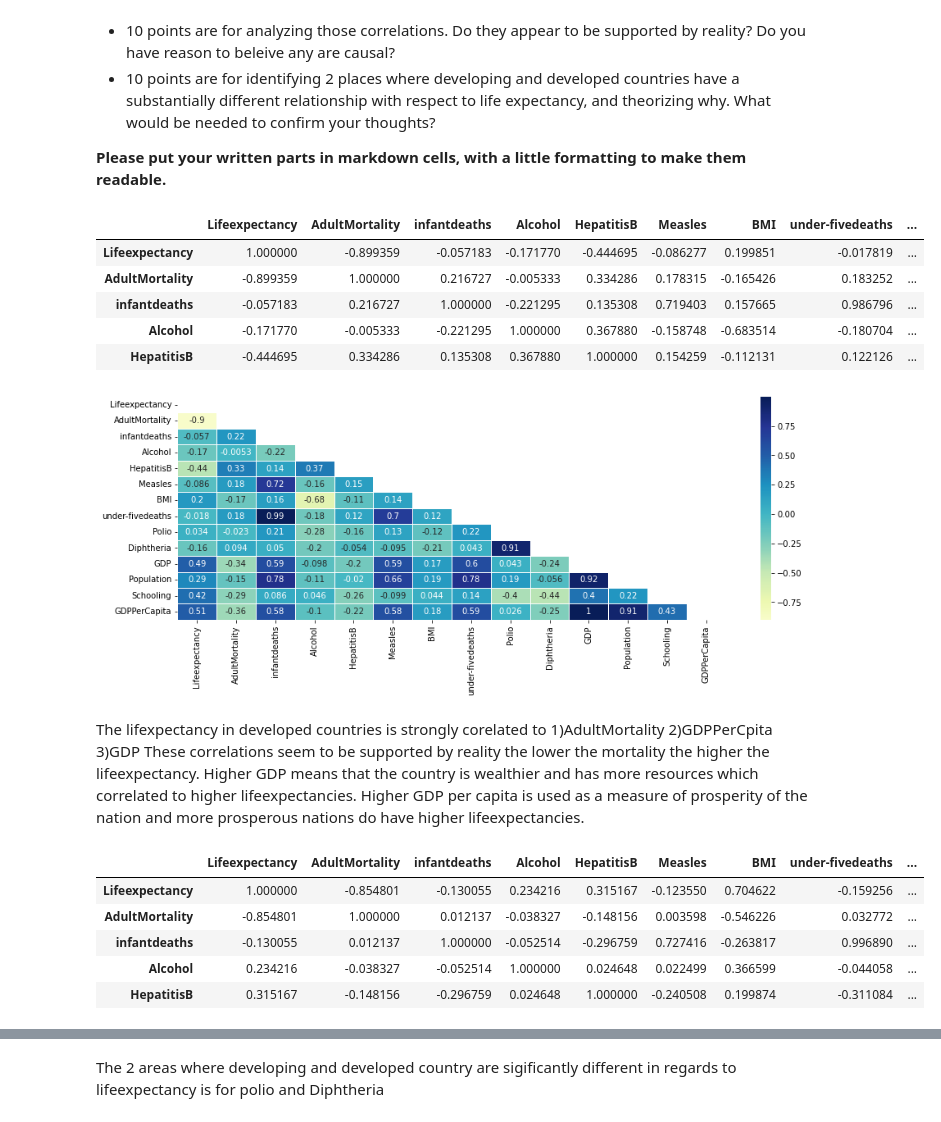
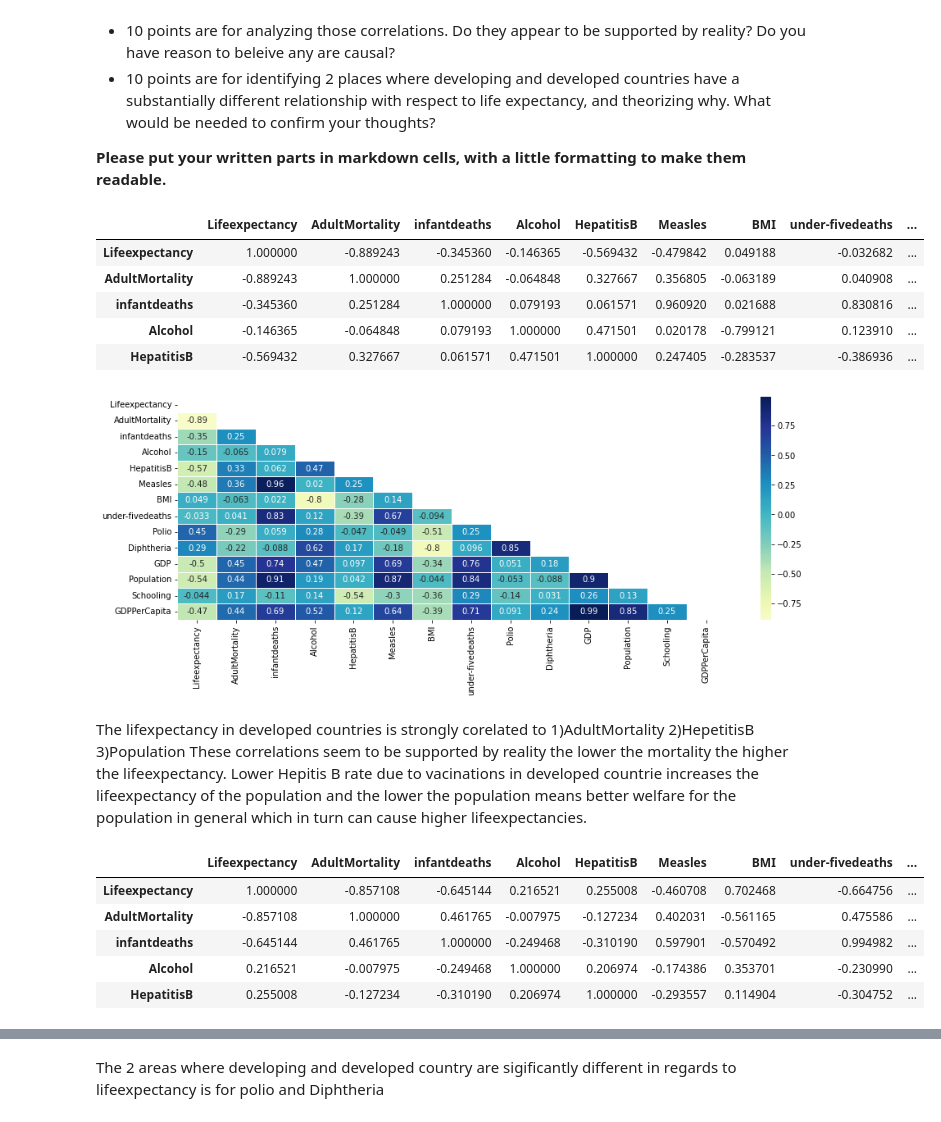
Before and after one commit to zareeiant/BSIP_Assignment_2_Students, a Jupyter notebook: stats_asn_2_start.ipynb, the cells around one changed output, grey strips where cells are left out. Saved outputs shown, nothing was run; the diff lists cells and outputs as text; code cells hidden in the pictures.

```diff
--- a/stats_asn_2_start.ipynb
+++ b/stats_asn_2_start.ipynb
@@ -348 +269,9 @@ df3=df[['isDeveloped','Lifeexpectancy', 'AdultMortality','infantdeaths', 'Alcoho
+# %%
+
+df=df[df['infantdeaths']<200]
+df=df[df['under-fivedeaths']<200]
+df=df[df['Measles']<10000]
+df=df[df['AdultMortality']<500]
+df=df[df['GDP']<3.0e+10]
+df=df[df['Population']<3.0e+08]
 # %%
@@ -366,39 +295,39 @@ not_developed=df[df['isDeveloped']==0]
 # %%
 #Calculate correlations and analyze.
 df3=df.apply(pd.to_numeric, errors='coerce')
-developed=df3[df3['isDeveloped']==1]
+developed=df[df['isDeveloped']==1]
 developed = developed.drop(columns=["Country","isDeveloped"])
 developed = developed.corr()
 developed.head()
 # %% [output]
 |  | Lifeexpectancy | AdultMortality | infantdeaths | Alcohol | HepatitisB | Measles | BMI | under-fivedeaths | ... |
-| Lifeexpectancy | 1.000000 | -0.899359 | -0.057183 | -0.171770 | -0.444695 | -0.086277 | 0.199851 | -0.017819 | ... |
-| AdultMortality | -0.899359 | 1.000000 | 0.216727 | -0.005333 | 0.334286 | 0.178315 | -0.165426 | 0.183252 | ... |
-| infantdeaths | -0.057183 | 0.216727 | 1.000000 | -0.221295 | 0.135308 | 0.719403 | 0.157665 | 0.986796 | ... |
-| Alcohol | -0.171770 | -0.005333 | -0.221295 | 1.000000 | 0.367880 | -0.158748 | -0.683514 | -0.180704 | ... |
-| HepatitisB | -0.444695 | 0.334286 | 0.135308 | 0.367880 | 1.000000 | 0.154259 | -0.112131 | 0.122126 | ... |
+| Lifeexpectancy | 1.000000 | -0.889243 | -0.345360 | -0.146365 | -0.569432 | -0.479842 | 0.049188 | -0.032682 | ... |
+| AdultMortality | -0.889243 | 1.000000 | 0.251284 | -0.064848 | 0.327667 | 0.356805 | -0.063189 | 0.040908 | ... |
+| infantdeaths | -0.345360 | 0.251284 | 1.000000 | 0.079193 | 0.061571 | 0.960920 | 0.021688 | 0.830816 | ... |
+| Alcohol | -0.146365 | -0.064848 | 0.079193 | 1.000000 | 0.471501 | 0.020178 | -0.799121 | 0.123910 | ... |
+| HepatitisB | -0.569432 | 0.327667 | 0.061571 | 0.471501 | 1.000000 | 0.247405 | -0.283537 | -0.386936 | ... |
 # %%
 mask = np.triu(np.ones_like(developed, dtype=bool))
 sns.heatmap(developed, center=0, linewidths=.5, annot=True, cmap="YlGnBu", yticklabels=True, mask=mask)
 plt.show()
 # %% [output]
-[figure, old version]
+[figure, new version]
 # %% [markdown]
-The lifexpectancy in developed countries is strongly corelated to 1)AdultMortality 2)GDPPerCpita 3)GDP
-These correlations seem to be supported by reality the lower the mortality the higher the lifeexpectancy. Higher GDP means that the country is wealthier and has more resources which correlated to higher lifeexpectancies. Higher GDP per capita is used as a measure of prosperity of the nation and more prosperous nations do have higher lifeexpectancies.
+The lifexpectancy in developed countries is strongly corelated to 1)AdultMortality 2)HepetitisB 3)Population
+These correlations seem to be supported by reality the lower the mortality the higher the lifeexpectancy. Lower Hepitis B rate due to vacinations in developed countrie increases the lifeexpectancy of the population and the lower the population means better welfare for the population in general which in turn can cause higher lifeexpectancies.
 # %%
 df3=df.apply(pd.to_numeric, errors='coerce')
-not_developed=df3[df3['isDeveloped']==0]
+not_developed=df[df['isDeveloped']==0]
 not_developed = not_developed.drop(columns=["Country","isDeveloped"])
 not_developed = not_developed.corr()
 not_developed.head()
 # %% [output]
 |  | Lifeexpectancy | AdultMortality | infantdeaths | Alcohol | HepatitisB | Measles | BMI | under-fivedeaths | ... |
-| Lifeexpectancy | 1.000000 | -0.854801 | -0.130055 | 0.234216 | 0.315167 | -0.123550 | 0.704622 | -0.159256 | ... |
-| AdultMortality | -0.854801 | 1.000000 | 0.012137 | -0.038327 | -0.148156 | 0.003598 | -0.546226 | 0.032772 | ... |
-| infantdeaths | -0.130055 | 0.012137 | 1.000000 | -0.052514 | -0.296759 | 0.727416 | -0.263817 | 0.996890 | ... |
-| Alcohol | 0.234216 | -0.038327 | -0.052514 | 1.000000 | 0.024648 | 0.022499 | 0.366599 | -0.044058 | ... |
-| HepatitisB | 0.315167 | -0.148156 | -0.296759 | 0.024648 | 1.000000 | -0.240508 | 0.199874 | -0.311084 | ... |
+| Lifeexpectancy | 1.000000 | -0.857108 | -0.645144 | 0.216521 | 0.255008 | -0.460708 | 0.702468 | -0.664756 | ... |
+| AdultMortality | -0.857108 | 1.000000 | 0.461765 | -0.007975 | -0.127234 | 0.402031 | -0.561165 | 0.475586 | ... |
+| infantdeaths | -0.645144 | 0.461765 | 1.000000 | -0.249468 | -0.310190 | 0.597901 | -0.570492 | 0.994982 | ... |
+| Alcohol | 0.216521 | -0.007975 | -0.249468 | 1.000000 | 0.206974 | -0.174386 | 0.353701 | -0.230990 | ... |
+| HepatitisB | 0.255008 | -0.127234 | -0.310190 | 0.206974 | 1.000000 | -0.293557 | 0.114904 | -0.304752 | ... |
 # %%
 mask = np.triu(np.ones_like(not_developed, dtype=bool))
 sns.heatmap(not_developed, center=0, linewidths=.5, annot=True, cmap="YlGnBu", yticklabels=True, mask=mask)
```
Also changed, not shown: parts of 23 cells of this notebook.
